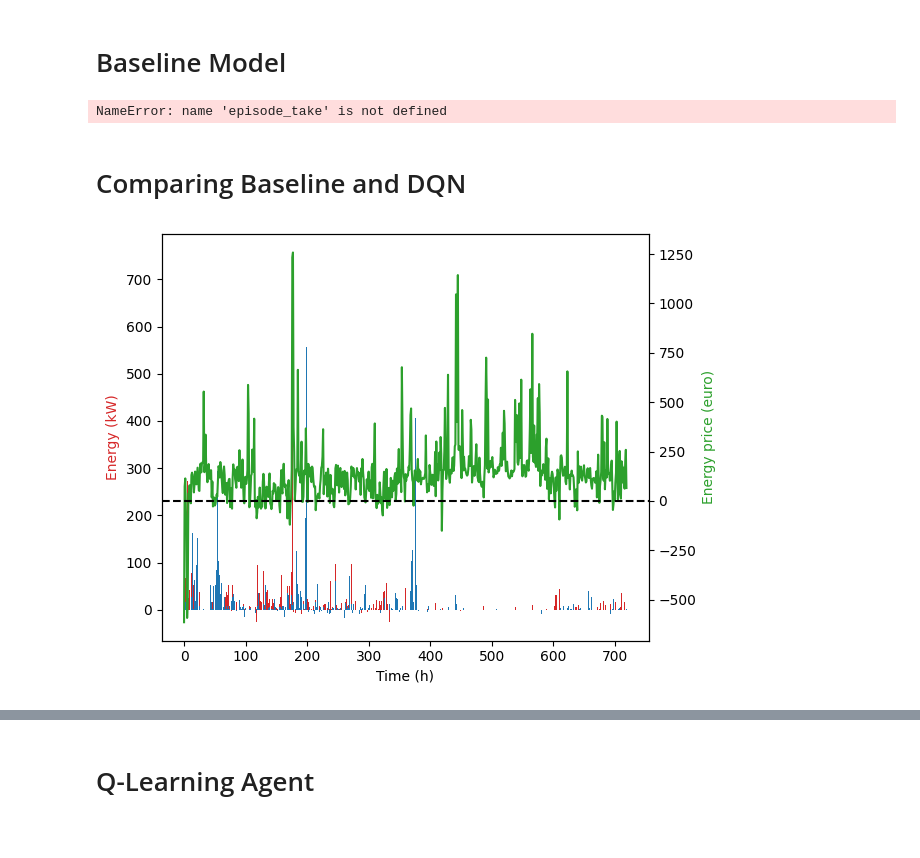
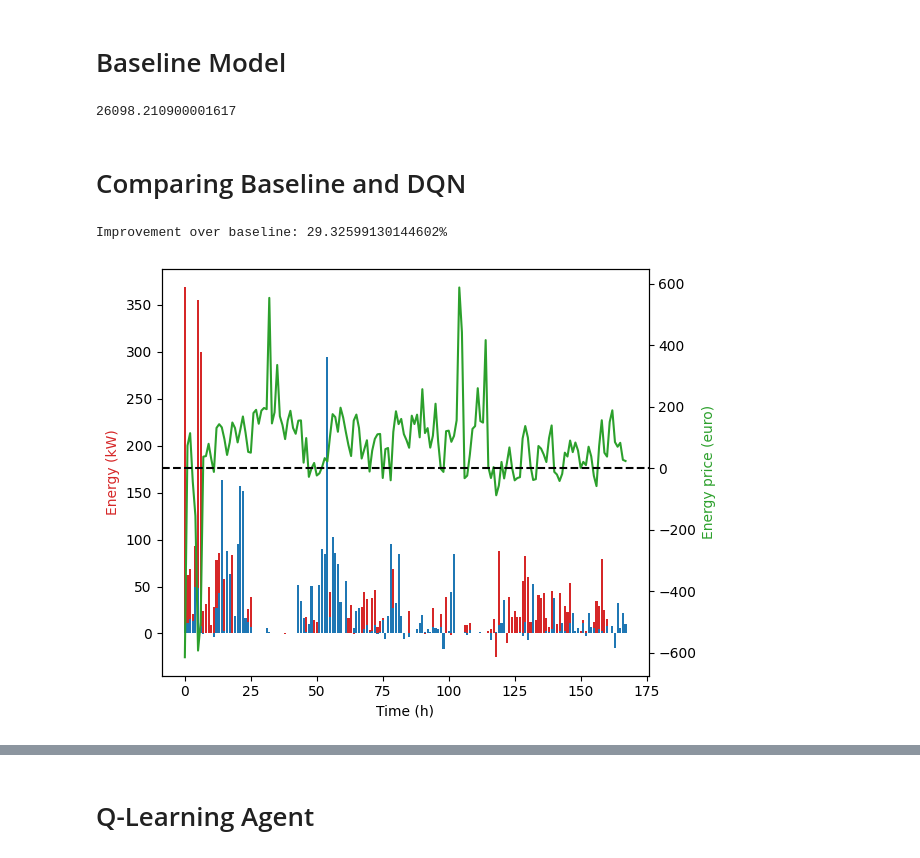
Before and after one commit to leidindi/PPO-RL-AGENT, a Jupyter notebook: model/SimpleBatter_note.ipynb, the cells around one changed output, grey strips where cells are left out. Drawn from its saved outputs; the diff is of its cells as text; code cells hidden in the pictures.

Commit message:
fixed issue with baseline, reset will always start at the beginning of 15 min block

```diff
--- a/model/SimpleBatter_note.ipynb
+++ b/model/SimpleBatter_note.ipynb
@@ -140,11 +140,14 @@ memory = ReplayMemory(10000)
 steps_done = 0
 
 # TODO: random needs a seed for reproducability ?
-def select_action(state):
+def select_action(state, predict = False):
     global steps_done
     sample = random.random()
-    eps_threshold = EPS_END + (EPS_START - EPS_END) * \
-        math.exp(-1 * steps_done / EPS_DECAY)
+    if not predict:
+        eps_threshold = EPS_END + (EPS_START - EPS_END) * \
+            math.exp(-1 * steps_done / EPS_DECAY)
+    else:
+        eps_threshold = -1
     steps_done += 1
     if sample > eps_threshold:
         with torch.no_grad():
@@ -335,7 +338,7 @@ DQN(
 # %% [markdown]
 # Model Prediction
 # %%
-env = gym.make('gym_environment:gym_environment/SimpleBattery', days=30)
+env = gym.make('gym_environment:gym_environment/SimpleBattery', days=60)
 env = FlattenObservation(env)
 
 episodes = 1
@@ -352,11 +355,12 @@ for ep in range(episodes):
     state,info = env.reset()
     print(state)
     state = torch.tensor(state, dtype=torch.float32, device=device).unsqueeze(0).unsqueeze(2)
+
     terminated = False
     total_reward = 0
 
     while not terminated:
-        action = select_action(state)
+        action = select_action(state, predict=True)
         observation, reward, terminated, truncated, info = env.step(action.item())
 
         total_reward+=reward
@@ -530,8 +534,8 @@ imb['dates'] = pd.to_datetime(imb['dates'], format='%d-%m-%Y %H:%M:%S')
 imb['DayOfYear'] = imb['dates'].dt.dayofyear
 imb['Hour'] = imb['dates'].dt.hour
 
-days = 7
-start_minute = 1305
+days = 60
+start_minute = 1305 + (10080 * 10)
 total_reward_baseline = 0
 capacity = 6000.0
 battery_charge = capacity * 0.5
@@ -545,7 +549,8 @@ episode_base_reward = []
 run_time = 1440 * days
 # Baseline Model performance
 for i in range(run_time):
-    row = imb.iloc[i]
+    m = start_minute + i
+    row = imb.iloc[m]
     # Determine if the date is in winter or summer
     if (row['DayOfYear'] >= winter_start) or (row['DayOfYear'] < winter_end):
         if 0 <= row['Hour'] < 6:
@@ -580,8 +585,8 @@ for i in range(run_time):
 
     charge_per_minute = get_charged_minute(battery_charge, capacity, action_to_charge[action])
     battery_charge = battery_charge + charge_per_minute
-    total_reward_baseline+=get_reward(charge_per_minute, i)
-    episode_base_reward.append(get_reward(charge_per_minute, i))
+    total_reward_baseline+=get_reward(charge_per_minute, m)
+    episode_base_reward.append(get_reward(charge_per_minute, m))
 
     # Store action and dates
     if action == 0:
@@ -597,13 +602,15 @@ for i in range(run_time):
 
 print(total_reward_baseline)
 # %% [output]
-NameError: name 'episode_take' is not defined
+26098.210900001617
 # %% [markdown]
 # Comparing Baseline and DQN
 # %%
 fig, ax1 = plt.subplots()
 
-days = 30
+days = 7
+
+print("Improvement over baseline: {}%".format((total_reward / total_reward_baseline - 1) * 100))
 
 dqn_reward = np.array(episode_reward).reshape(days, 24, 60)
 baseline_reward = np.array(episode_base_reward).reshape(days, 24, 60)
@@ -613,31 +620,32 @@ hourday_dqn_reward = np.sum(dqn_reward, axis = 2)
 hourday_baseline_reward = np.sum(baseline_reward, axis = 2)
 hourday_average_price = np.mean(daily_price, axis = 2)
 
 overall_dqn_reward = hourday_dqn_reward.flatten()
 overall_baseline_reward = hourday_baseline_reward.flatten()
 overall_hour_price = hourday_average_price.flatten()
 
 x = range(24*days)
 
 color = 'k'
 ax1.set_xlabel('Time (h)')
 ax1.set_ylabel('Energy (kW)', color='tab:red')
 # ax1.bar(x, overall_hour_give, color='tab:blue', alpha=1)
 ax1.bar(x, overall_dqn_reward, color='tab:red', alpha=1)
 ax1.bar(x, overall_baseline_reward, color='tab:blue', alpha=1)
 ax1.tick_params(axis='y', labelcolor=color)
 
 ax2 = ax1.twinx()
 
 color = 'k'
 ax2.set_ylabel('Energy price (euro)', color='tab:green')
 ax2.plot(overall_hour_price, color='tab:green')
 ax2.tick_params(axis='y', labelcolor=color)
 
 fig.tight_layout()
 plt.axhline(y=0, color='black', linestyle='--')
 plt.show()
 
 # De plot is niet super duidelijk, maar dit is de prediction over een week. In het groen is de energie prijs en in rood is de
 # %% [output]
+Improvement over baseline: 29.32599130144602%
-[figure, old version]
+[figure, new version]
```
Also changed, not shown: parts of 3 cells of this notebook, 2 other files.
